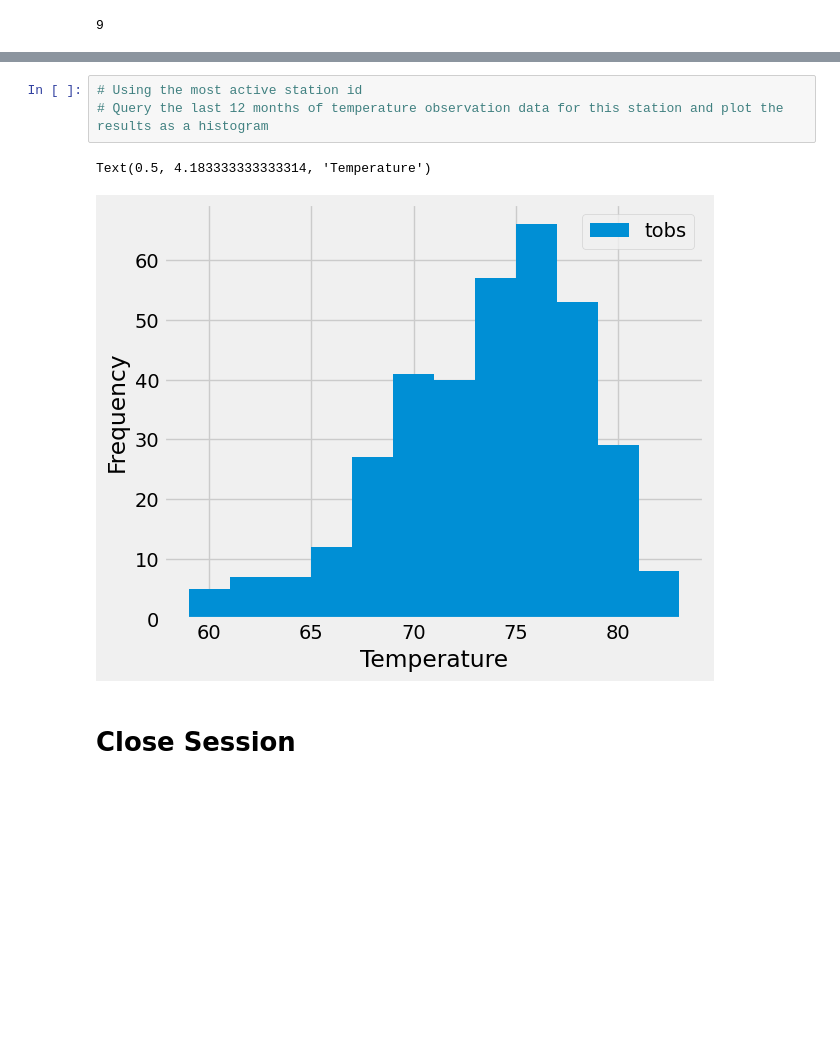
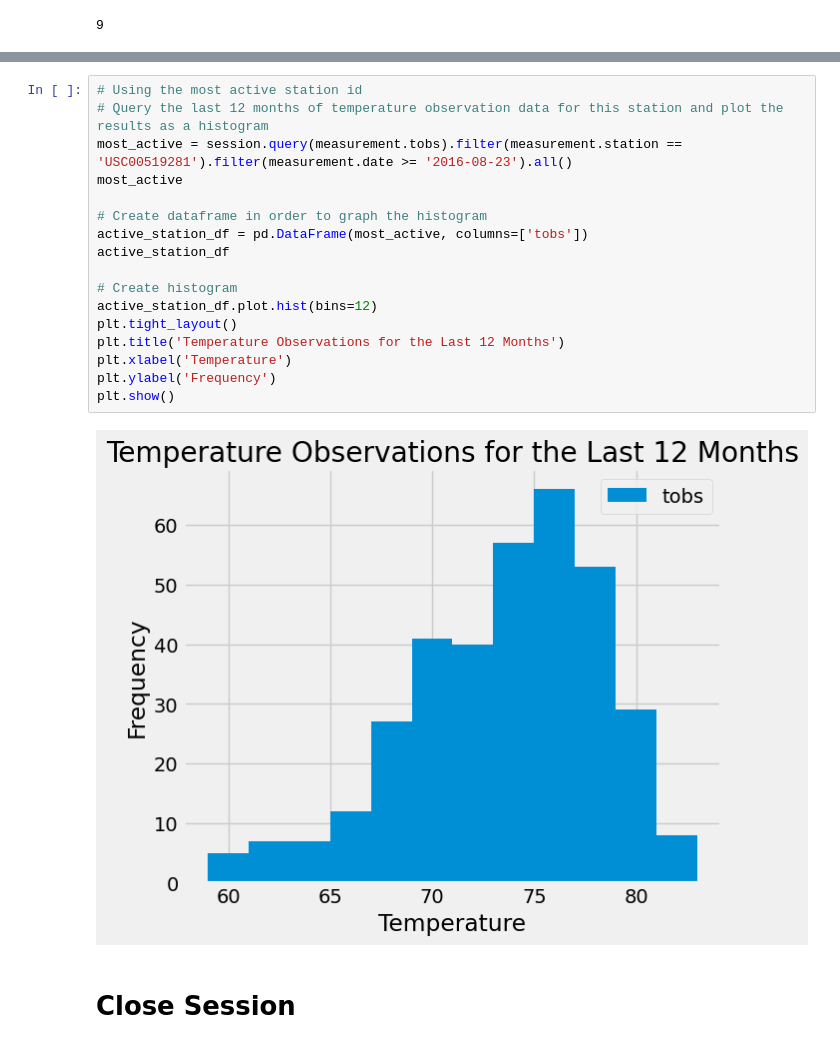
Before and after one commit to hilari16/sqlalchemy-challenge, a Jupyter notebook: SurfsUp/climate.ipynb, the cells around one changed output, grey strips where cells are left out. Cells and saved outputs as stored; diff of their text form; blank space fills up the shorter version.

```diff
--- a/SurfsUp/climate.ipynb
+++ b/SurfsUp/climate.ipynb
@@ -105,9 +126,22 @@ session.query(measurement.station).distinct().count()
 # %%
 # Using the most active station id
 # Query the last 12 months of temperature observation data for this station and plot the results as a histogram
+most_active = session.query(measurement.tobs).filter(measurement.station == 'USC00519281').filter(measurement.date >= '2016-08-23').all()
+most_active
+
+# Create dataframe in order to graph the histogram
+active_station_df = pd.DataFrame(most_active, columns=['tobs'])
+active_station_df
+
+# Create histogram
+active_station_df.plot.hist(bins=12)
+plt.tight_layout()
+plt.title('Temperature Observations for the Last 12 Months')
+plt.xlabel('Temperature')
+plt.ylabel('Frequency')
+plt.show()
 # %% [output]
-Text(0.5, 4.183333333333314, 'Temperature')
-[figure, old version]
+[figure, new version]
 # %% [markdown]
 # Close Session
 # %%
```
Also changed, not shown: parts of 4 cells of this notebook.
